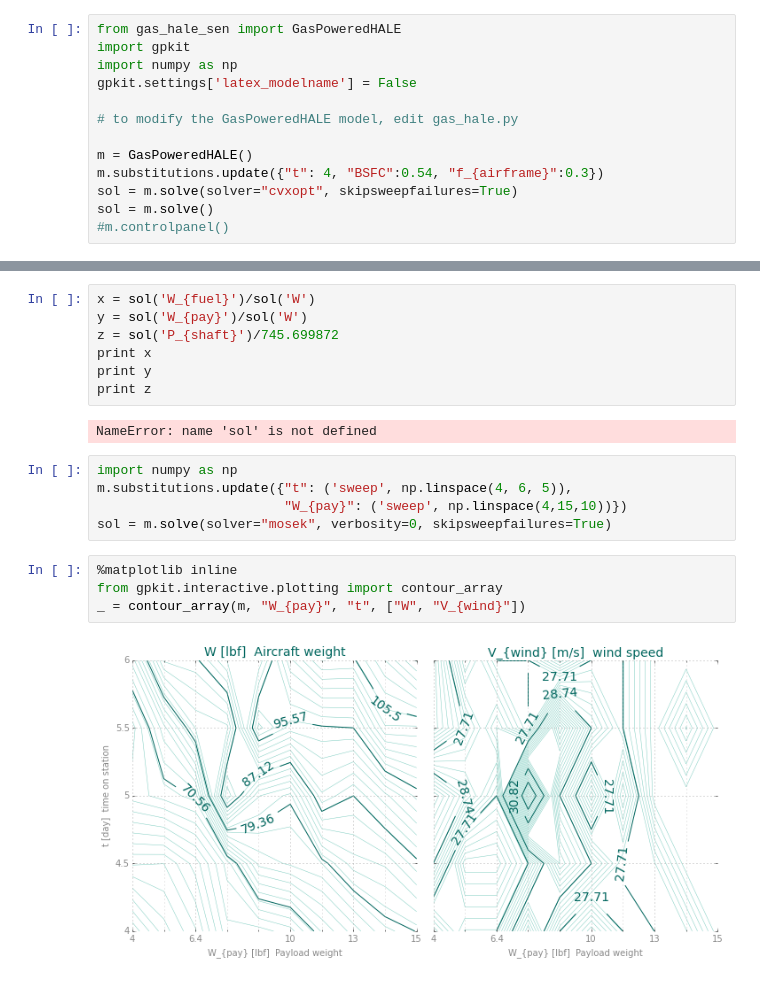
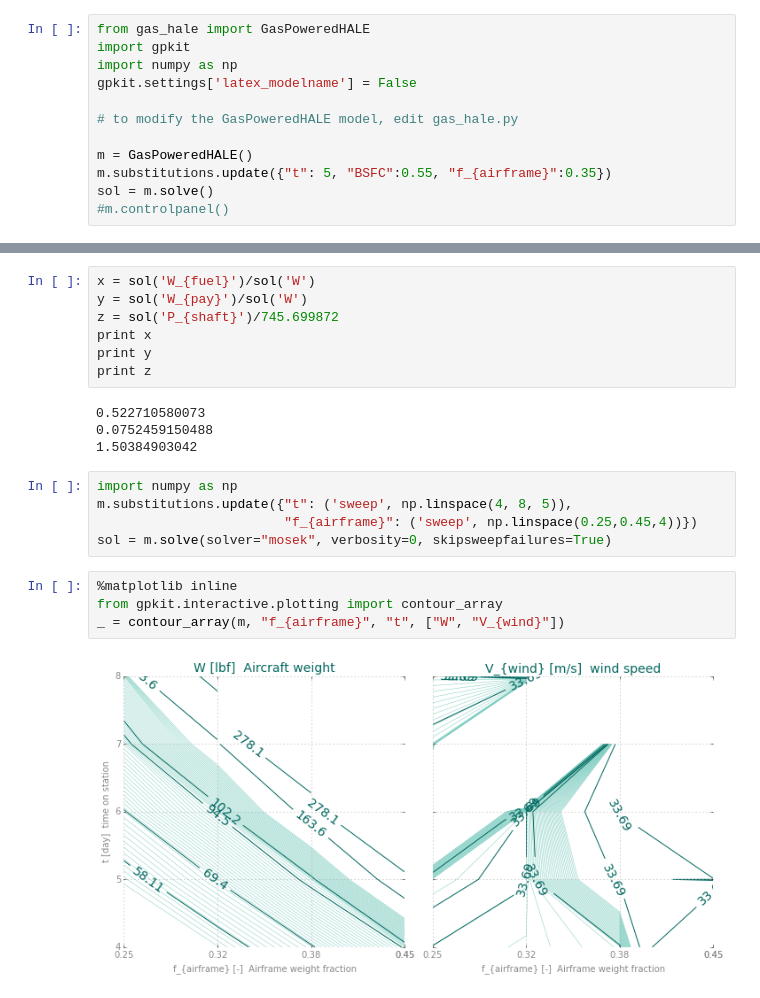
Before and after one commit to giserh/gpkit-models, a Jupyter notebook: 1682/GasPoweredHALE.ipynb, the cells around one changed output, grey strips where cells are left out. Saved outputs shown, nothing was run; the diff lists cells and outputs as text.

```diff
--- a/1682/GasPoweredHALE.ipynb
+++ b/1682/GasPoweredHALE.ipynb
@@ -1,5 +1,5 @@
 # %%
-from gas_hale_sen import GasPoweredHALE
+from gas_hale import GasPoweredHALE
 import gpkit
 import numpy as np
 gpkit.settings['latex_modelname'] = False
@@ -7,8 +7,7 @@ gpkit.settings['latex_modelname'] = False
 # to modify the GasPoweredHALE model, edit gas_hale.py
 
 m = GasPoweredHALE()
-m.substitutions.update({"t": 4, "BSFC":0.54, "f_{airframe}":0.3})
-sol = m.solve(solver="cvxopt", skipsweepfailures=True)
+m.substitutions.update({"t": 5, "BSFC":0.55, "f_{airframe}":0.35})
 sol = m.solve()
 #m.controlpanel()
 # %% [output]
@@ -37,15 +36,17 @@ print x
 print y
 print z
 # %% [output]
-NameError: name 'sol' is not defined
+0.522710580073
+0.0752459150488
+1.50384903042
 # %%
 import numpy as np
-m.substitutions.update({"t": ('sweep', np.linspace(4, 6, 5)),
-                        "W_{pay}": ('sweep', np.linspace(4,15,10))})
+m.substitutions.update({"t": ('sweep', np.linspace(4, 8, 5)),
+                        "f_{airframe}": ('sweep', np.linspace(0.25,0.45,4))})
 sol = m.solve(solver="mosek", verbosity=0, skipsweepfailures=True)
 # %%
 %matplotlib inline
 from gpkit.interactive.plotting import contour_array
-_ = contour_array(m, "W_{pay}", "t", ["W", "V_{wind}"])
+_ = contour_array(m, "f_{airframe}", "t", ["W", "V_{wind}"])
 # %% [output]
-[figure, old version]
+[figure, new version]
```
Also changed, not shown: parts of 1 cell of this notebook, 3 other files.
